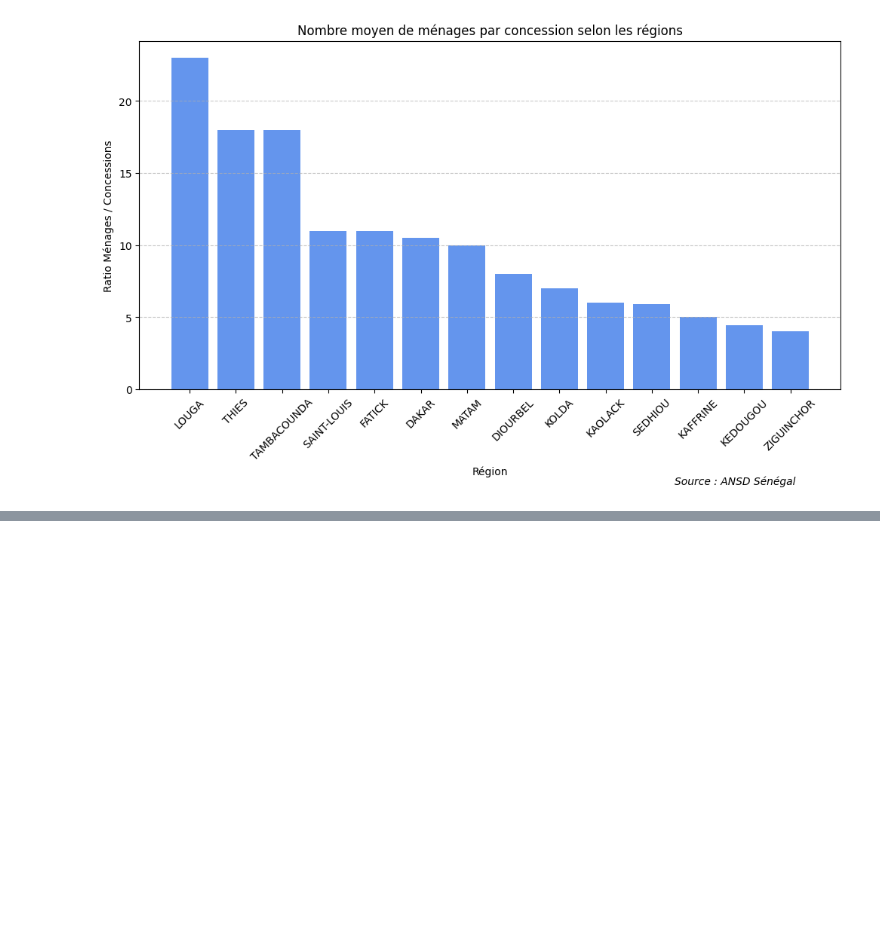
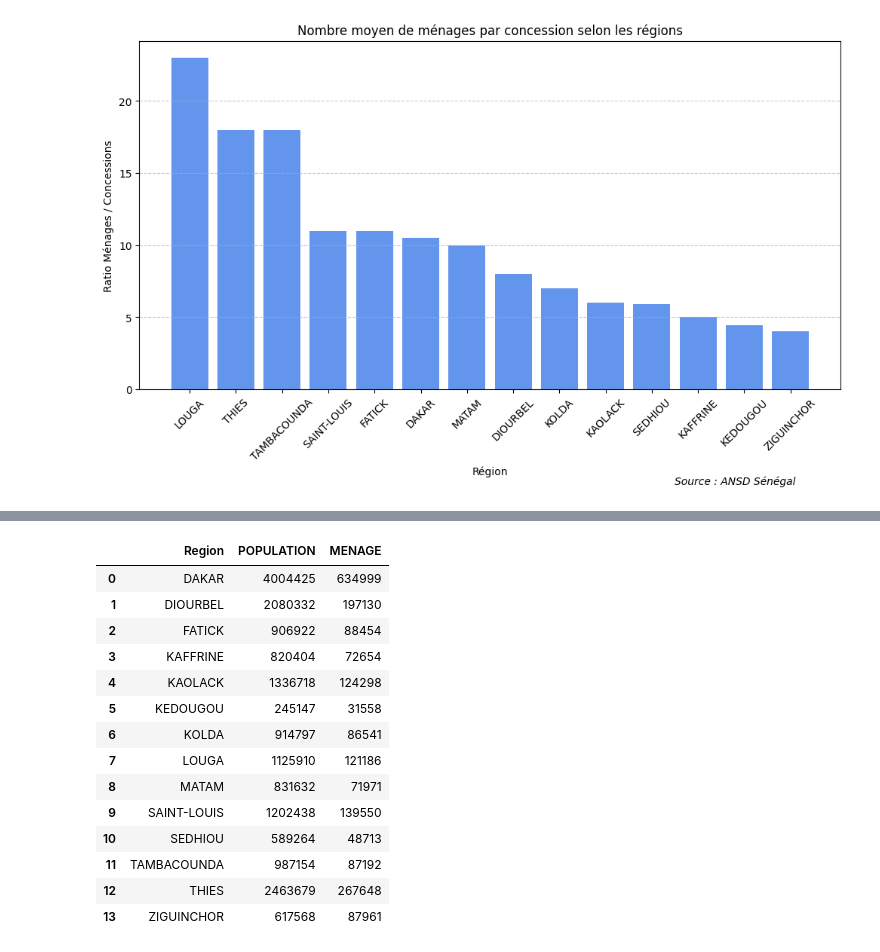
Before and after one commit to DJIMBA-THIAM/Analyse-Modelisation-Demongraphie-senegalaise, a Jupyter notebook: notebooks/exploration.ipynb, the cells around one changed output, grey strips where cells are left out. Cells and saved outputs as stored; diff of their text form; code cells hidden in the pictures; blank space fills up the shorter version.

```diff
--- a/notebooks/exploration.ipynb
+++ b/notebooks/exploration.ipynb
@@ -340,0 +378,19 @@ plt.show()
+# %%
+df_taille_menage = df_population_region.merge(df_menage, on = "Region")
+df_taille_menage
+# %% [output]
+|  | Region | POPULATION | MENAGE |
+| 0 | DAKAR | 4004425 | 634999 |
+| 1 | DIOURBEL | 2080332 | 197130 |
+| 2 | FATICK | 906922 | 88454 |
+| 3 | KAFFRINE | 820404 | 72654 |
+| 4 | KAOLACK | 1336718 | 124298 |
+| 5 | KEDOUGOU | 245147 | 31558 |
+| 6 | KOLDA | 914797 | 86541 |
+| 7 | LOUGA | 1125910 | 121186 |
+| 8 | MATAM | 831632 | 71971 |
+| 9 | SAINT-LOUIS | 1202438 | 139550 |
+| 10 | SEDHIOU | 589264 | 48713 |
+| 11 | TAMBACOUNDA | 987154 | 87192 |
+| 12 | THIES | 2463679 | 267648 |
+| 13 | ZIGUINCHOR | 617568 | 87961 |
```
Also changed, not shown: parts of 5 cells of this notebook.
